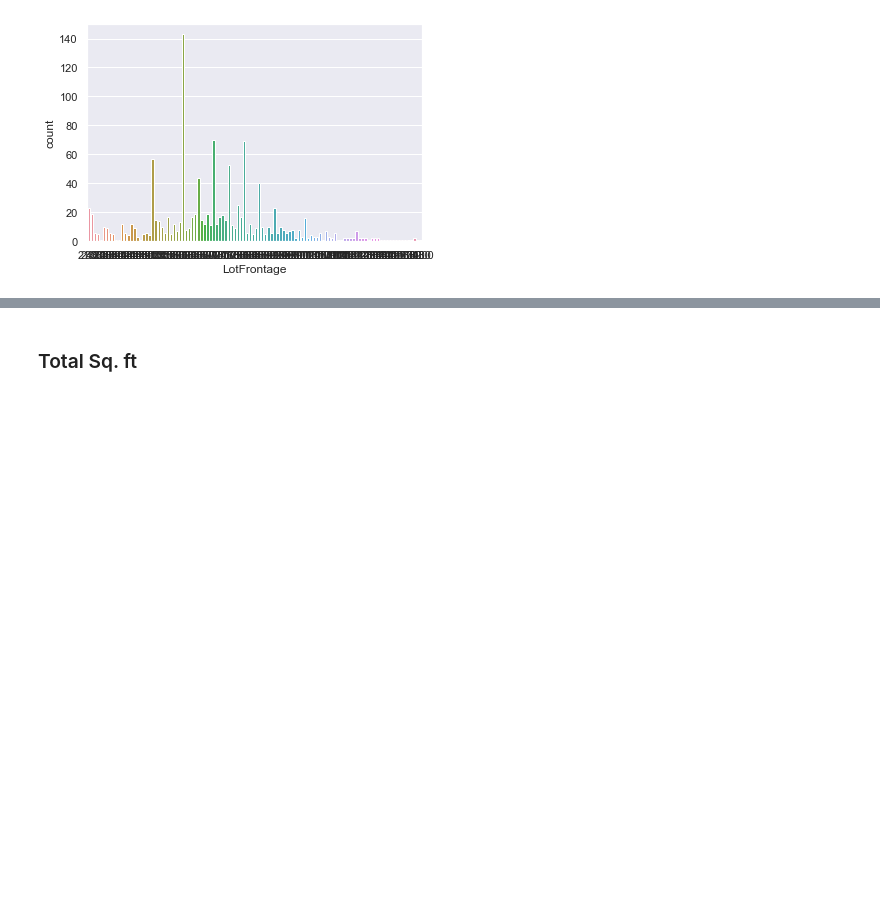
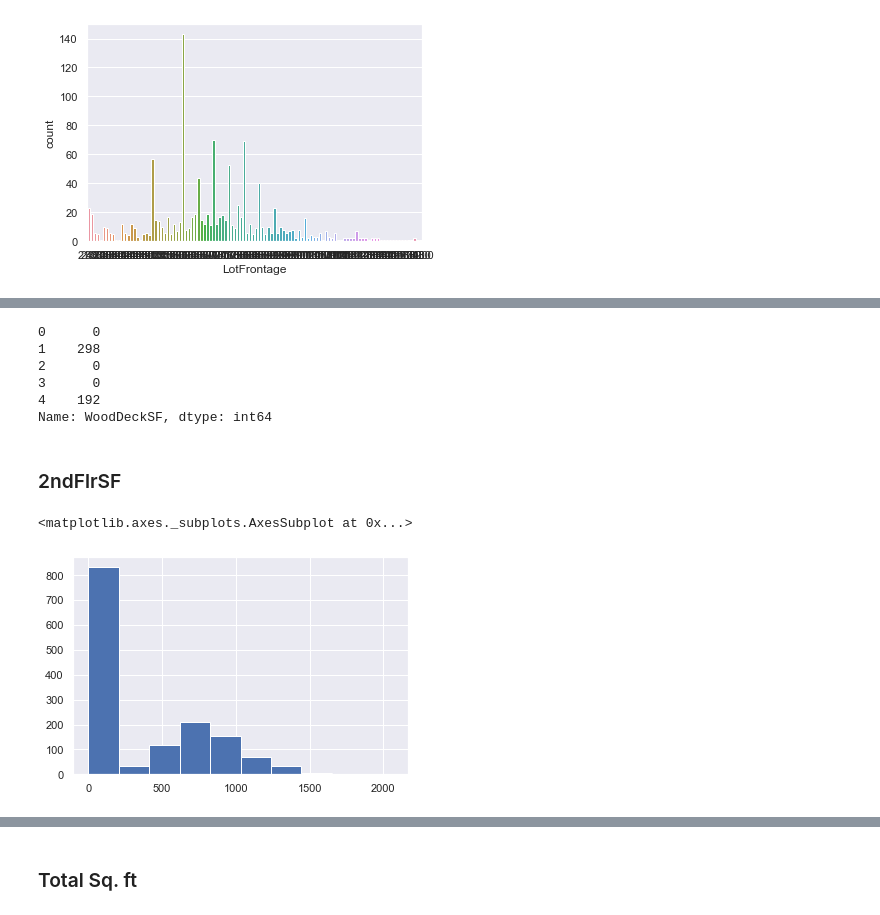
Before and after one commit to Sasafrass/kaggle, a Jupyter notebook: house_prices/house_prices.ipynb, the cells around one changed output, grey strips where cells are left out. Saved outputs shown, nothing was run; the diff lists cells and outputs as text; code cells hidden in the pictures; blank space fills up the shorter version.

```diff
--- a/house_prices/house_prices.ipynb
+++ b/house_prices/house_prices.ipynb
@@ -554,0 +563,16 @@ train_df[train_df['LotFrontage'].isna()]
+# %%
+train_df['WoodDeckSF'].head()
+# %% [output]
+0      0
+1    298
+2      0
+3      0
+4    192
+Name: WoodDeckSF, dtype: int64
+# %% [markdown]
+### 2ndFlrSF
+# %%
+train_df['2ndFlrSF'].hist()
+# %% [output]
+<matplotlib.axes._subplots.AxesSubplot at 0x...>
+[figure, added]
```
Also changed, not shown: parts of 35 cells of this notebook, 1 other file.
